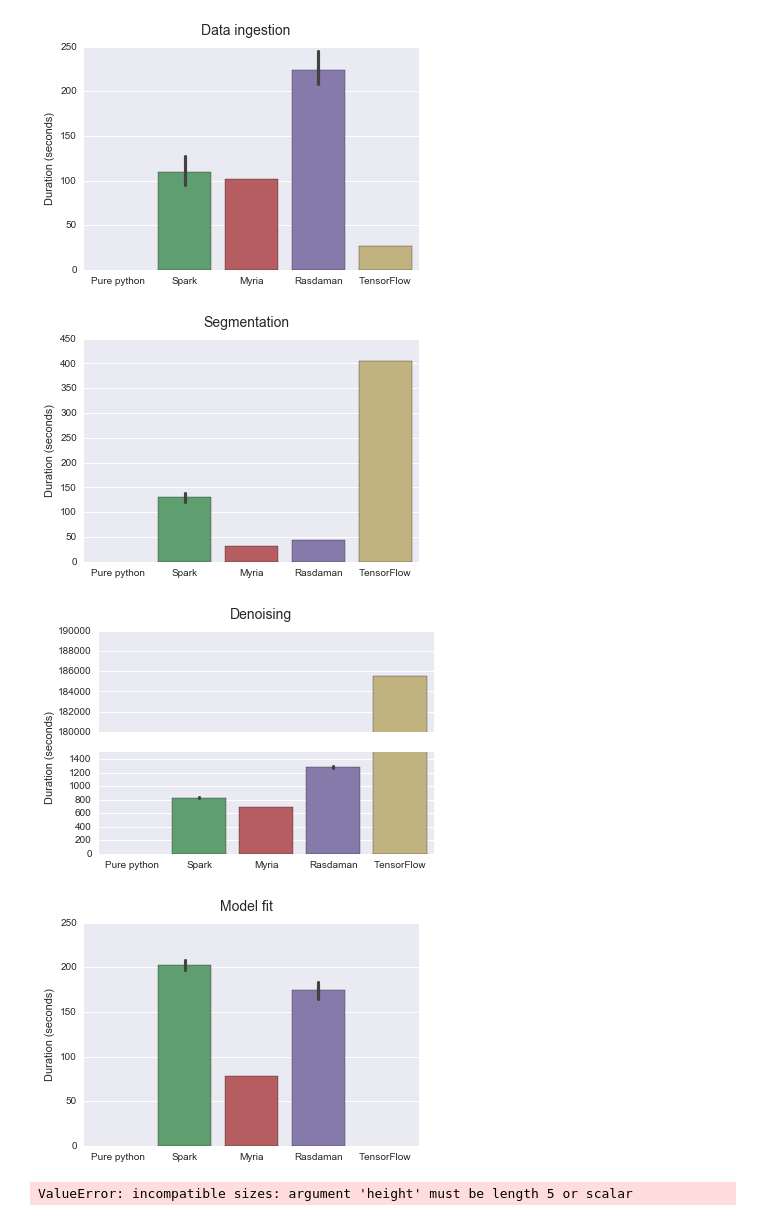
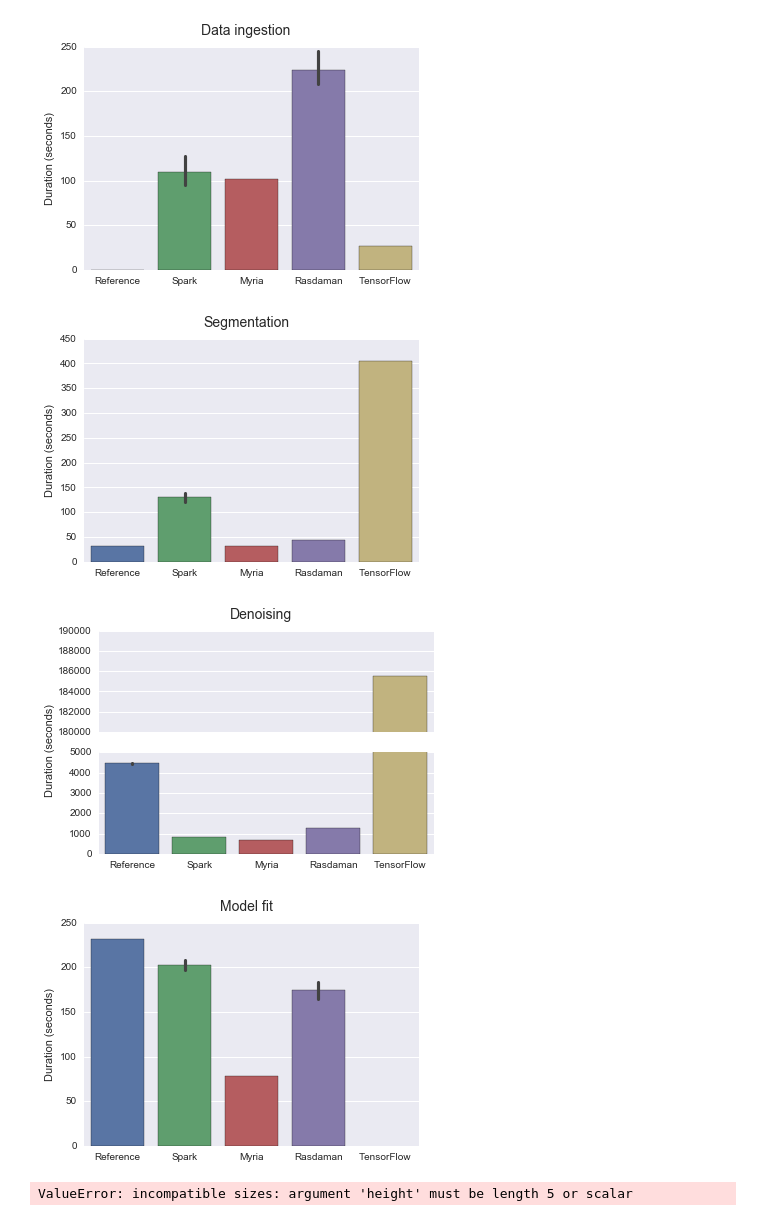
Before and after one commit to arokem/2018-ncec-mri2mri-poster, a Jupyter notebook: notebooks/plots.ipynb, the cells around one changed output. Drawn from its saved outputs; the diff is of its cells as text; code cells hidden in the pictures.

Commit message:
Plots now have data from the reference implementation (oops).

```diff
--- a/notebooks/plots.ipynb
+++ b/notebooks/plots.ipynb
@@ -31,38 +31,38 @@ for task in ["Data ingestion", "Segmentation", "Denoising", "Model fit"]:
         # Broken y axis:
         fig, (ax2, ax1) = plt.subplots(2, 1, sharex=True)
         for ax in [ax2, ax1]:
             sns.barplot(data=df[df.Task==task], x="Pipeline", y="Duration",
-                        order=["Pure python", "Spark", "Myria", "Rasdaman", "TensorFlow"],
+                        order=["Reference", "Spark", "Myria", "Rasdaman", "TensorFlow"],
                         ax=ax)
             ax.set_xlabel('')
             ax.set_ylabel('')
 
-        ax1.set_ylim([0, 1500])
+        ax1.set_ylim([0, 5000])
         ax2.set_ylim([180000, 190000])
 
 #         ax.set_ylabel('Duration (seconds)')
 #         ax.set_xlabel('')
 #         ax1.bar(np.arange(len(pipelines)) -0.4, np.mean(df[df['Task'] == task]["Duration"]))
 #         ax2.bar(np.arange(len(pipelines)) -0.4, np.mean(df[df['Task'] == task]["Duration"]))
 #         ax1.set_ylim([0, 5000])
 #         ax2.set_ylim([180000, 190000])
 #         ax1.set_xticks(range(len(pipelines)))
 #         ax1.set_xticklabels(pipelines)
 #         ax1.set_xlim([-0.5, 4.5])
 #         ax2.set_xlim([-0.5, 4.5])
 #         ax2.set_title(task)
-        ax1.text(-1.3, 2000, 'Duration (seconds)', rotation=90, fontdict=dict(size=11))
+        ax1.text(-1.3, 7000, 'Duration (seconds)', rotation=90, fontdict=dict(size=11))
     else:
         fig, ax = plt.subplots(1)
         sns.barplot(data=df[df.Task==task], x="Pipeline", y="Duration",
-                    order=["Pure python", "Spark", "Myria", "Rasdaman", "TensorFlow"])
+                    order=["Reference", "Spark", "Myria", "Rasdaman", "TensorFlow"])
         ax.set_ylabel('Duration (seconds)')
         ax.set_xlabel('')
     txt = fig.suptitle(task)
     txt.set_size(14)
     fig.savefig('%s.png'%task)
 # %% [output]
-[figure, old version]
+[figure, new version]
-[figure, old version]
+[figure, new version]
-[figure, old version]
+[figure, new version]
-[figure, old version]
+[figure, new version]
```
Also changed, not shown: parts of 2 cells of this notebook, 7 other files.
